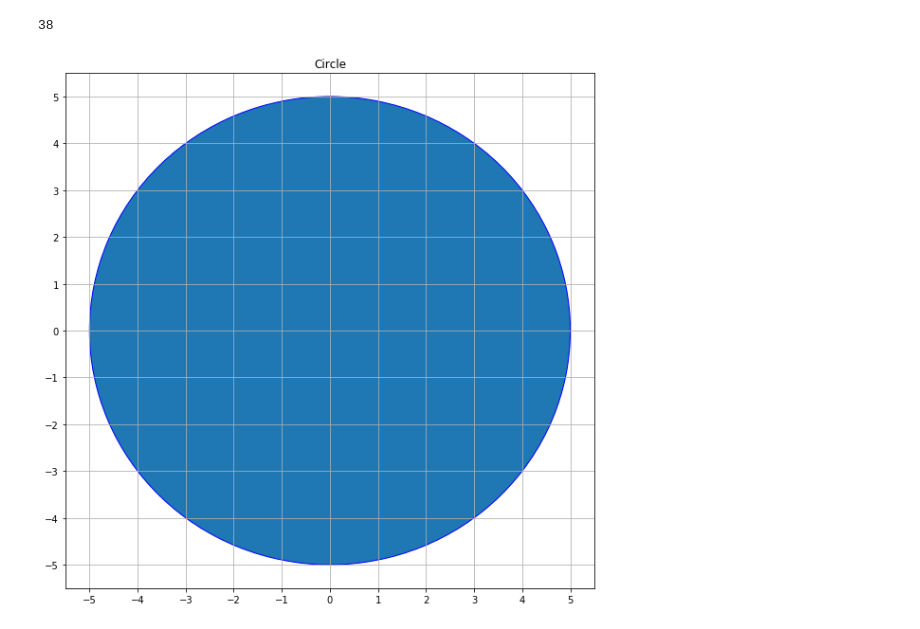
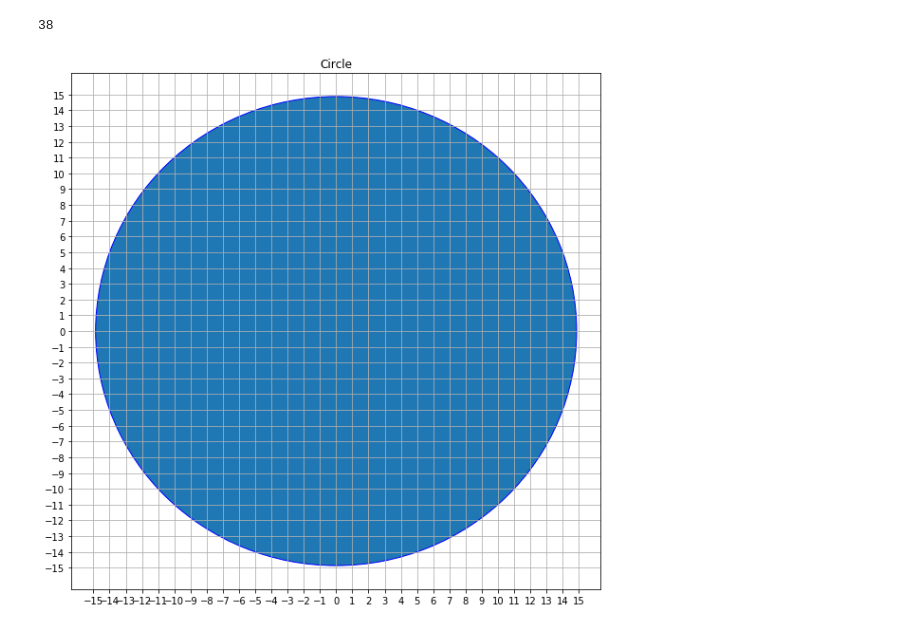
Before and after one commit to mathprovgit/Project_Euler, a Jupyter notebook: pythagoeran_quad_new_idea.ipynb, the cells around one changed output. Drawn from its saved outputs; the diff is of its cells as text; code cells hidden in the pictures.

```diff
--- a/pythagoeran_quad_new_idea.ipynb
+++ b/pythagoeran_quad_new_idea.ipynb
@@ -170,30 +205,30 @@ number_of_possible_quadrilaterals(5**(1/2))
 # %%
 a=math.sqrt(2)
 import numpy as np
 import matplotlib.pyplot as plt
 #import matplotlib.patches as patches
 def Circle(radius):
     plt.figure(figsize=(10,10))
     circle=plt.Circle((0,0),radius,color=None, edgecolor='blue',facecolor=None,linewidth='1')
     plt.gca().add_patch(circle)
     plt.plot()
     #plt.axis('axis')
     # Major ticks every 20, minor ticks every 5
-    major_ticks = np.arange(-radius, radius+1, 1)
+    major_ticks = np.arange(-int(radius)-1, int(radius)+2, 1)
 
 
     plt.xticks(major_ticks)
     plt.yticks(major_ticks)
 
 
     plt.title('Circle')
     plt.grid(which='both')
     plt.show()
 def main():
     #radius=float(input('Enter the radius:'))
-    radius=math.sqrt(25)
+    radius=math.sqrt(17*13)
     Circle(float(radius))
 
 main()
 # %% [output]
-[figure, old version]
+[figure, new version]
```
Also changed, not shown: parts of 3 cells of this notebook.
